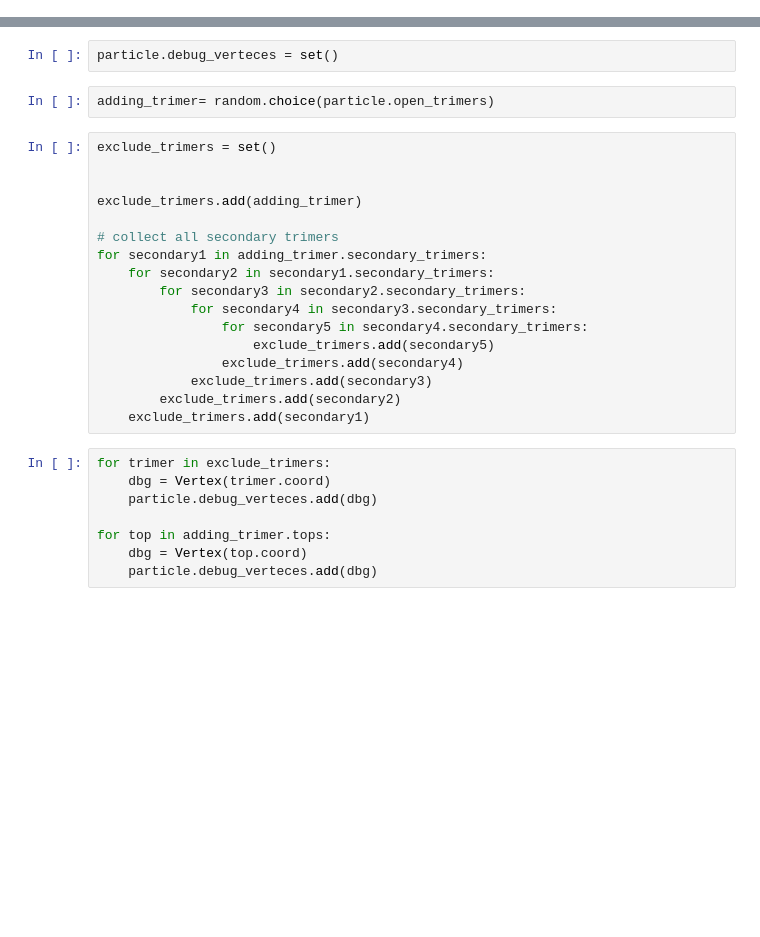
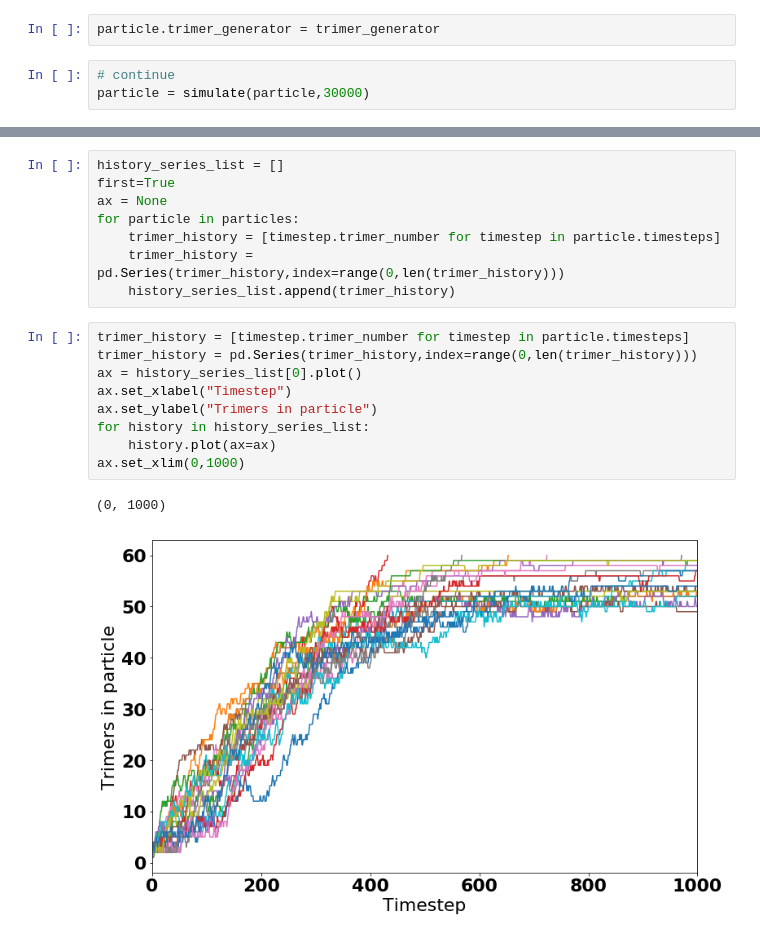
Before and after one commit to cschlick/TrimerSSA, a Jupyter notebook: TrimerSSA.ipynb, the cells around one changed output, grey strips where cells are left out. Cells and saved outputs as stored; diff of their text form; blank space fills up the shorter version.

```diff
--- a/TrimerSSA.ipynb
+++ b/TrimerSSA.ipynb
@@ -113,0 +157,5 @@ simulate(5000)
+# %%
+particle.trimer_generator = trimer_generator
+# %%
+# continue
+particle = simulate(particle,30000)
@@ -131,29 +187,20 @@ Particle Summary:
-# %%
-particle.debug_verteces = set()
-# %%
-adding_trimer= random.choice(particle.open_trimers)
-# %%
-exclude_trimers = set()
-
-
-exclude_trimers.add(adding_trimer)
-
-# collect all secondary trimers
-for secondary1 in adding_trimer.secondary_trimers:
-    for secondary2 in secondary1.secondary_trimers:
-        for secondary3 in secondary2.secondary_trimers:
-            for secondary4 in secondary3.secondary_trimers:
-                for secondary5 in secondary4.secondary_trimers:
-                    exclude_trimers.add(secondary5)
-                exclude_trimers.add(secondary4)
-            exclude_trimers.add(secondary3)
-        exclude_trimers.add(secondary2)
-    exclude_trimers.add(secondary1)
-# %%
-for trimer in exclude_trimers:
-    dbg = Vertex(trimer.coord)
-    particle.debug_verteces.add(dbg)
-
-for top in adding_trimer.tops:
-    dbg = Vertex(top.coord)
-    particle.debug_verteces.add(dbg)
+# %%
+history_series_list = []
+first=True
+ax = None
+for particle in particles:
+    trimer_history = [timestep.trimer_number for timestep in particle.timesteps]
+    trimer_history = pd.Series(trimer_history,index=range(0,len(trimer_history)))
+    history_series_list.append(trimer_history)
+# %%
+trimer_history = [timestep.trimer_number for timestep in particle.timesteps]
+trimer_history = pd.Series(trimer_history,index=range(0,len(trimer_history)))
+ax = history_series_list[0].plot()
+ax.set_xlabel("Timestep")
+ax.set_ylabel("Trimers in particle")
+for history in history_series_list:
+    history.plot(ax=ax)
+ax.set_xlim(0,1000)
+# %% [output]
+(0, 1000)
+[figure, added]
```
Also changed, not shown: parts of 29 cells of this notebook, 14 other files.
